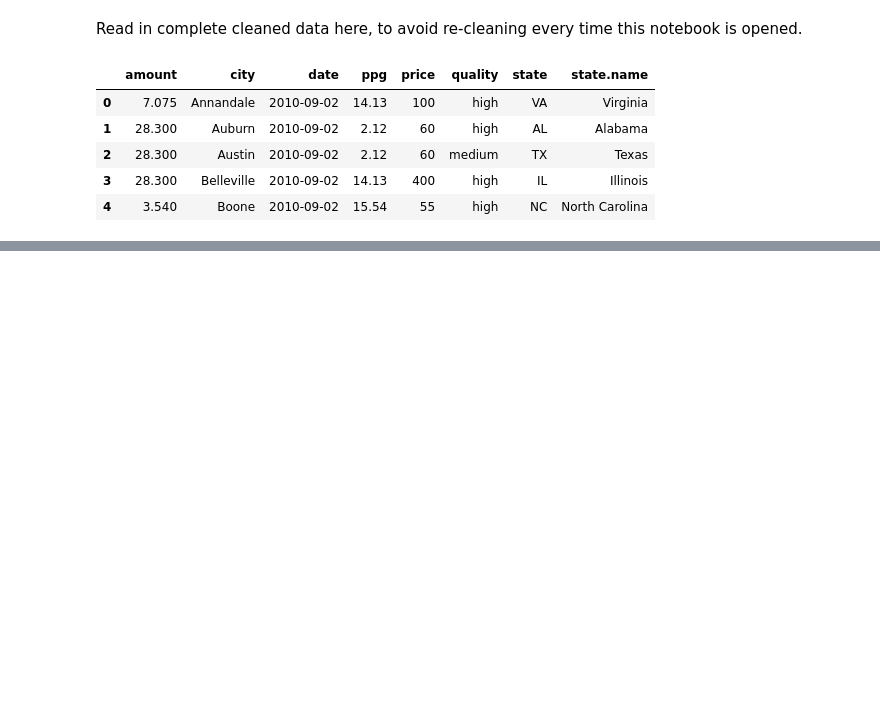
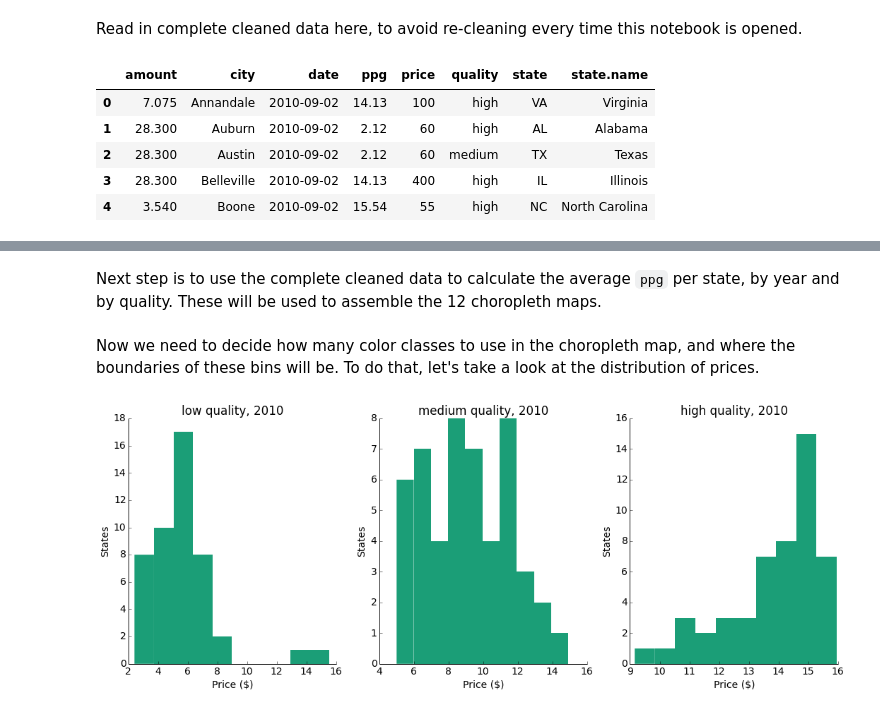
Before and after one commit to rlucioni/viz, a Jupyter notebook: marijuana/marijuana.ipynb, the cells around one changed output, grey strips where cells are left out. Drawn from its saved outputs; the diff is of its cells as text; code cells hidden in the pictures; blank space fills up the shorter version.

```diff
--- a/marijuana/marijuana.ipynb
+++ b/marijuana/marijuana.ipynb
@@ -92,16 +92,13 @@ code_to_state = {
     'AK': 'Alaska',
     'AL': 'Alabama',
     'AR': 'Arkansas',
-    'AS': 'American Samoa',
     'AZ': 'Arizona',
     'CA': 'California',
     'CO': 'Colorado',
     'CT': 'Connecticut',
-    'DC': 'District of Columbia',
     'DE': 'Delaware',
     'FL': 'Florida',
     'GA': 'Georgia',
-    'GU': 'Guam',
     'HI': 'Hawaii',
     'IA': 'Iowa',
     'ID': 'Idaho',
@@ -116,10 +113,8 @@ code_to_state = {
     'MI': 'Michigan',
     'MN': 'Minnesota',
     'MO': 'Missouri',
-    'MP': 'Northern Mariana Islands',
     'MS': 'Mississippi',
     'MT': 'Montana',
-    'NA': 'National',
     'NC': 'North Carolina',
     'ND': 'North Dakota',
     'NE': 'Nebraska',
@@ -132,7 +127,6 @@ code_to_state = {
     'OK': 'Oklahoma',
     'OR': 'Oregon',
     'PA': 'Pennsylvania',
-    'PR': 'Puerto Rico',
     'RI': 'Rhode Island',
     'SC': 'South Carolina',
     'SD': 'South Dakota',
@@ -140,7 +134,6 @@ code_to_state = {
     'TX': 'Texas',
     'UT': 'Utah',
     'VA': 'Virginia',
-    'VI': 'Virgin Islands',
     'VT': 'Vermont',
     'WA': 'Washington',
     'WI': 'Wisconsin',
@@ -220,0 +218,5 @@ clean_data.head()
+# %% [markdown]
+Next step is to use the complete cleaned data to calculate the average `ppg` per state, by year and by quality. These will be used to assemble the 12 choropleth maps.
+# %%
+years = ['2010', '2011', '2012', '2013']
+quality_types = ['low', 'medium', 'high']
@@ -220,0 +241,32 @@ clean_data.head()
+# %% [markdown]
+Now we need to decide how many color classes to use in the choropleth map, and where the boundaries of these bins will be. To do that, let's take a look at the distribution of prices.
+# %%
+def plot_price_distributions(year):
+    plt.figure(figsize=(15,6))
+
+    plt.subplot(131)
+    plt.hist([v for v in avg_ppg[year]['low'].values() if not math.isnan(v)])
+    plt.title("{} quality, {}".format('low', year))
+    plt.xlabel("Price ($)")
+    plt.ylabel("States")
+    remove_border()
+
+    plt.subplot(132)
+    plt.hist([v for v in avg_ppg[year]['medium'].values() if not math.isnan(v)])
+    plt.title("{} quality, {}".format('medium', year))
+    plt.xlabel("Price ($)")
+    plt.ylabel("States")
+    remove_border()
+
+    plt.subplot(133)
+    plt.hist([v for v in avg_ppg[year]['high'].values() if not math.isnan(v)])
+    plt.title("{} quality, {}".format('high', year))
+    plt.xlabel("Price ($)")
+    plt.ylabel("States")
+    remove_border()
+
+    plt.tight_layout()
+# %%
+plot_price_distributions('2010')
+# %% [output]
+[figure, added]
```
Also changed, not shown: parts of 26 cells of this notebook, 27 other files.
